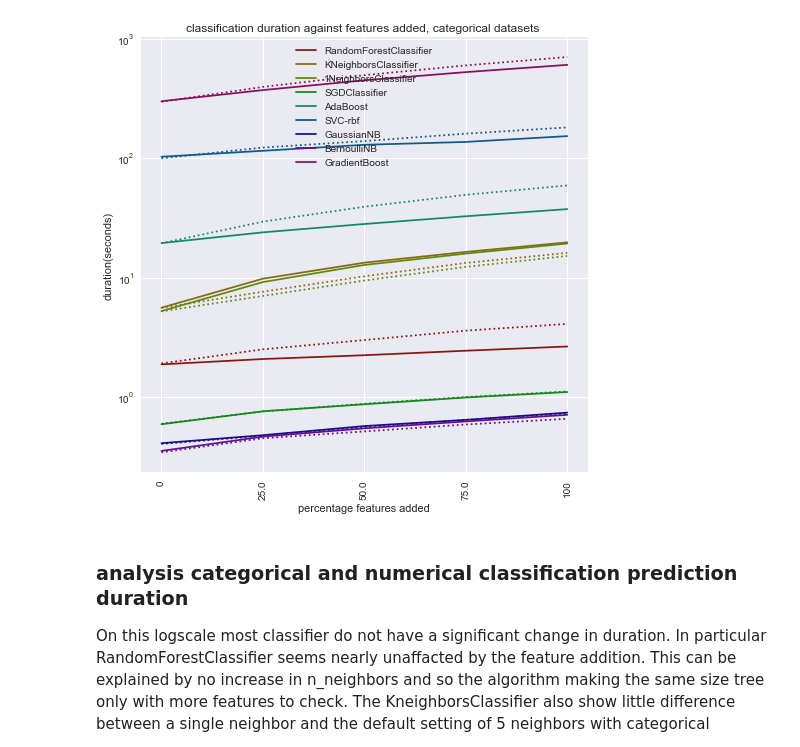
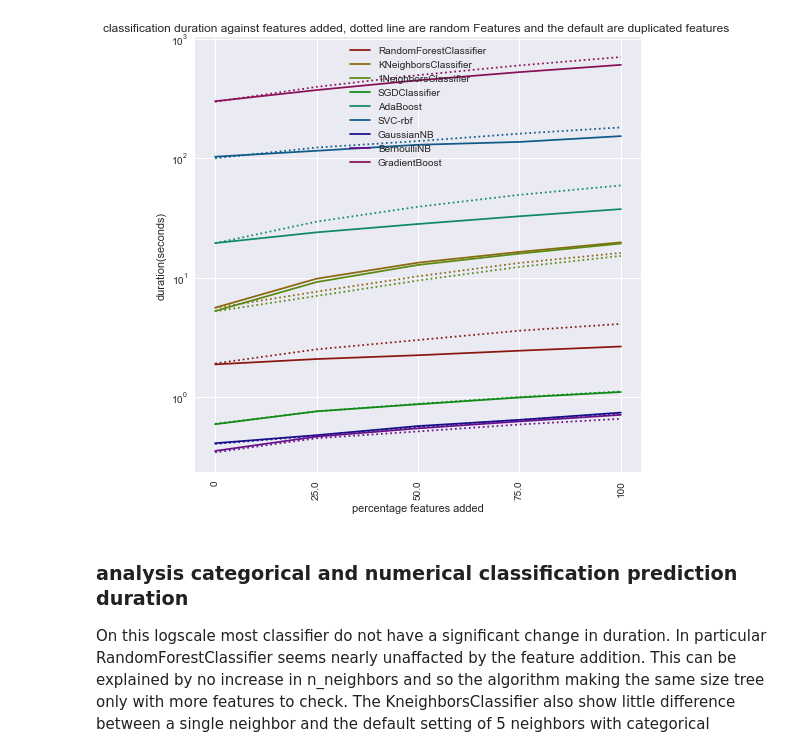
Before and after one commit to lieeuwos/Primitive_annotations, a Jupyter notebook: Duration,scalability.ipynb, the cells around one changed output. Saved outputs shown, nothing was run; the diff lists cells and outputs as text; code cells hidden in the pictures.

```diff
--- a/Duration,scalability.ipynb
+++ b/Duration,scalability.ipynb
@@ -42,6 +42,8 @@ for did in didList:
         for i,amount in enumerate(amountList):
             if not checkForExist(func,clfName,did,round(amount*(readDict(did)['NumberOfFeatures']-1))) and checkForExist(func2,clfName,did,round(amount*(readDict(did)['NumberOfFeatures']-1))):
                 print(func,clfName,amount,did)
+            if not checkForExist(func2,clfName,did,round(amount*(readDict(did)['NumberOfFeatures']-1))) and checkForExist(func2,clfName,did,round(amount*(readDict(did)['NumberOfFeatures']-1))):
+                print(func2,clfName,amount,did)
             dur1[cs][i] = dur1[cs][i] + read_duration(func,clfName,did,round(amount*(readDict(did)['NumberOfFeatures']-1)))[typ]/len(didList)
             dur2[cs][i+1] = dur2[cs][i+1] + read_duration(func,clfName,did,round(amount*(readDict(did)['NumberOfFeatures']-1)))[typ+2]/len(didList)
             dur2[cs][0] = dur2[cs][0] + read_duration(func,clfName,did,round(amount*(readDict(did)['NumberOfFeatures']-1)))[typ]/(len(didList)*len(amountList))
@@ -51,35 +53,36 @@ for did in didList:
             dur2[cs][i+1] = dur2[cs][i+1] + read_duration(func,clfName,did,round(amount*(readDict(did)['NumberOfFeatures']-1)))[typ+3]/len(didList)
             dur2[cs][0] = dur2[cs][0] + read_duration(func,clfName,did,round(amount*(readDict(did)['NumberOfFeatures']-1)))[typ+1]/(len(didList)*len(amountList))
             dur3[cs][i+1] = dur3[cs][i+1] + read_duration(func2,clfName,did,round(amount*(readDict(did)['NumberOfFeatures']-1)))[typ+3]/len(didList)
             dur3[cs][0] = dur3[cs][0] + read_duration(func2,clfName,did,round(amount*(readDict(did)['NumberOfFeatures']-1)))[typ+1]/(len(didList)*len(amountList))
 
 
 cl = sns.hls_palette(len(dur2), l=.3, s=.8)
 fig, ax = plt.subplots()
 for i,x in enumerate(amountList):
     amountList[i] = x*100
 amountList2 = copy(amountList)
 amountList.insert(0,0)
 x_axis = amountList
 for i in range(0,len(dur2)):
 #     _= ax.scatter(x_axis,dur1[i], label = clfNames[i],color = cl[i] )
     _= ax.plot(x_axis,dur2[i], color = cl[i],label = clfNames[i] )
     _= ax.plot(x_axis,dur3[i], color = cl[i],ls = ':' )
 _=plt.xticks(x_axis,amountList ,rotation='vertical')
-_=plt.title('classification duration against features added, categorical datasets ')
+_=plt.title('classification duration against features added, dotted line are random Features and the default are duplicated features ')
 _=plt.ylabel('duration(seconds)')
 if func == 'cvScoreFeatures3'or func == 'cvScoreFeatures4' or func == 'cvScoreFeatures5':
     _=plt.xlabel('percentage features added')
 elif func == 'cvScoreFeatures1':
     _=plt.xlabel('features removed')
 #_=plt.yscale("log", nonposy='clip')
 fig.set_figheight(8)
 fig.set_figwidth(8)
 ax.set_yscale("log", nonposy='clip')
+ax.set_xscale("log", nonposy='clip')
 _=plt.legend()
 _=plt.show()
 # %% [output]
-[figure, old version]
+[figure, new version]
 # %% [markdown]
 ### analysis categorical and numerical classification prediction duration
 On this logscale most classifier do not have a significant change in duration.
```
Also changed, not shown: parts of 1 cell of this notebook, 3 other files.
